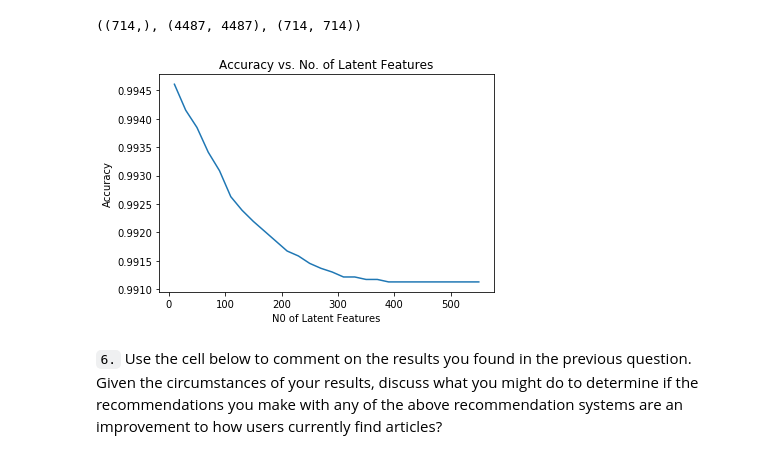
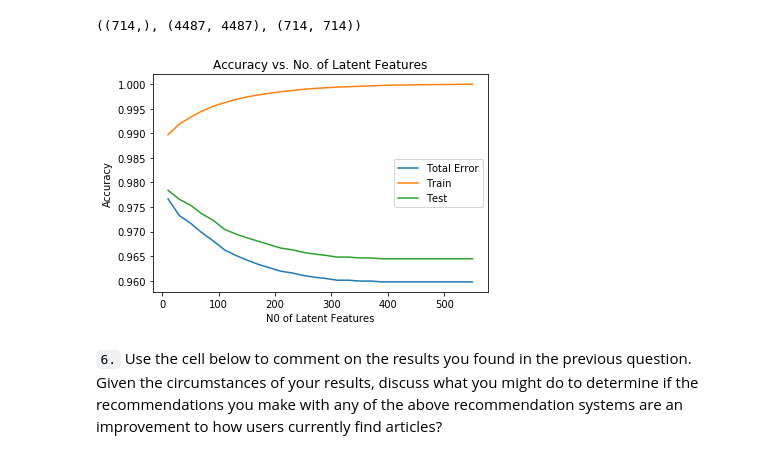
Before and after one commit to fatma-hassanein/Recommendations-with-IBM, a Jupyter notebook: Recommendations_with_IBM.ipynb, the cells around one changed output. Saved outputs shown, nothing was run; the diff lists cells and outputs as text; code cells hidden in the pictures.

```diff
--- a/Recommendations_with_IBM.ipynb
+++ b/Recommendations_with_IBM.ipynb
@@ -982,32 +982,43 @@ vt_test = vt_train[:, col_idxs]
 # %%
 # Use these cells to see how well you can use the training
 # decomposition to predict on test data
 
 latent_features_trials = np.arange(10,570,20)
+all_errors = []
+total_train_errors = []
 total_test_errors = []
 
 for k in latent_features_trials:
     # restructure s,u and v matrices using the k latent features
     s_k, u_k, vt_k = np.diag(s_train[:k]), u_train[:, :k], vt_train[:k, :]
     u_test_k, vt_test_k = u_test[:, :k], vt_test[:k, :]
 
-    # get dot product of the test u (user_ids) with s (same for train latent features "k") and the test vt (article_ids)
+    # get dot product of the train/test u (user_ids) with s (same for train latent features "k") and the test vt (article_ids)
+    user_item_train_preds = np.around(np.dot(np.dot(u_k, s_k), vt_k))
     user_item_test_preds = np.around(np.dot(np.dot(u_test_k, s_k), vt_test_k))
 
+    all_errors.append(1 - ((np.sum(user_item_test_preds)+np.sum(np.sum(user_item_test)))/(user_item_test.shape[0]*user_item_test.shape[1])))
+
     # compute error for each prediction relative to actual values
-    test_diff_from_org = np.subtract(user_item_test, user_item_test_preds)
-    test_error = np.sum(np.sum(np.abs(test_diff_from_org)))
+    train_diff = np.subtract(user_item_train, user_item_train_preds)
+    test_diff = np.subtract(user_item_test, user_item_test_preds)
+
+    train_error = np.sum(np.sum(np.abs(train_diff)))
+    test_error = np.sum(np.sum(np.abs(test_diff)))
 
     # append error to all latent features trials errors
+    total_train_errors.append(train_error)
     total_test_errors.append(test_error)
 
-#plt.plot(num_latent_feats, 1 - np.array(sum_errs)/df.shape[0]);
-plt.plot(latent_features_trials, 1 - np.array(total_test_errors)/df.shape[0]);
+plt.plot(latent_features_trials, all_errors, label = "Total Error")
+plt.plot(latent_features_trials, 1 - np.array(total_train_errors)/(user_item_train.shape[0] * user_item_test.shape[1]), label='Train')
+plt.plot(latent_features_trials, 1 - np.array(total_test_errors)/(user_item_test.shape[0] * user_item_test.shape[1]), label='Test')
+plt.legend(loc='best')
 plt.xlabel('N0 of Latent Features');
 plt.ylabel('Accuracy');
 plt.title('Accuracy vs. No. of Latent Features');
 # %% [output]
-[figure, old version]
+[figure, new version]
 # %% [markdown]
 `6.` Use the cell below to comment on the results you found in the previous question. Given the circumstances of your results, discuss what you might do to determine if the recommendations you make with any of the above recommendation systems are an improvement to how users currently find articles?
 # %% [markdown]
```
Also changed, not shown: parts of 2 cells of this notebook, 1 other file.
